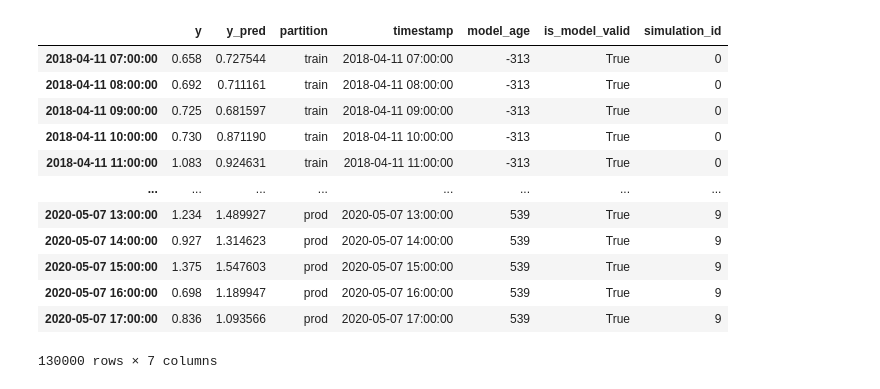
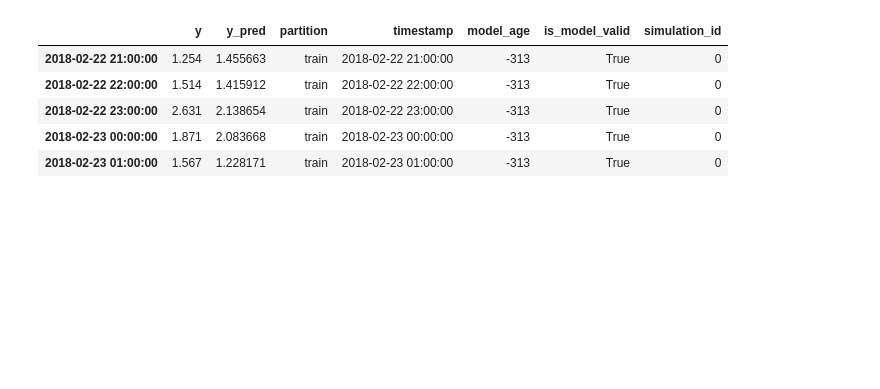
Before and after one commit to santiviquez/ageml, a Jupyter notebook: notebooks/evaluate_performance_estimation.ipynb, the cells around one changed output. Saved outputs shown, nothing was run; the diff lists cells and outputs as text; code cells hidden in the pictures; blank space fills up the shorter version.

Commit message:
sketch of results

```diff
--- a/notebooks/evaluate_performance_estimation.ipynb
+++ b/notebooks/evaluate_performance_estimation.ipynb
@@ -54,20 +69,13 @@ data.index = timestamp
 target.index = timestamp
 
 # load aging results
-aging_results = pd.read_parquet('../results/aging/cal_house/aging_cal_house_10_simulations_3000_prod.parquet')
+aging_df = pd.read_parquet('../results/aging/cal_house/aging_cal_house_100_simulations_3000_prod.parquet')
 # %%
-aging_results
+aging_df.head()
 # %% [output]
 |  | y | y_pred | partition | timestamp | model_age | is_model_valid | simulation_id |
-| 2018-04-11 07:00:00 | 0.658 | 0.727544 | train | 2018-04-11 07:00:00 | -313 | True | 0 |
-| 2018-04-11 08:00:00 | 0.692 | 0.711161 | train | 2018-04-11 08:00:00 | -313 | True | 0 |
-| 2018-04-11 09:00:00 | 0.725 | 0.681597 | train | 2018-04-11 09:00:00 | -313 | True | 0 |
-| 2018-04-11 10:00:00 | 0.730 | 0.871190 | train | 2018-04-11 10:00:00 | -313 | True | 0 |
-| 2018-04-11 11:00:00 | 1.083 | 0.924631 | train | 2018-04-11 11:00:00 | -313 | True | 0 |
-| ... | ... | ... | ... | ... | ... | ... | ... |
-| 2020-05-07 13:00:00 | 1.234 | 1.489927 | prod | 2020-05-07 13:00:00 | 539 | True | 9 |
-| 2020-05-07 14:00:00 | 0.927 | 1.314623 | prod | 2020-05-07 14:00:00 | 539 | True | 9 |
-| 2020-05-07 15:00:00 | 1.375 | 1.547603 | prod | 2020-05-07 15:00:00 | 539 | True | 9 |
-| 2020-05-07 16:00:00 | 0.698 | 1.189947 | prod | 2020-05-07 16:00:00 | 539 | True | 9 |
-| 2020-05-07 17:00:00 | 0.836 | 1.093566 | prod | 2020-05-07 17:00:00 | 539 | True | 9 |
+| 2018-02-22 21:00:00 | 1.254 | 1.455663 | train | 2018-02-22 21:00:00 | -313 | True | 0 |
+| 2018-02-22 22:00:00 | 1.514 | 1.415912 | train | 2018-02-22 22:00:00 | -313 | True | 0 |
+| 2018-02-22 23:00:00 | 2.631 | 2.138654 | train | 2018-02-22 23:00:00 | -313 | True | 0 |
+| 2018-02-23 00:00:00 | 1.871 | 2.083668 | train | 2018-02-23 00:00:00 | -313 | True | 0 |
+| 2018-02-23 01:00:00 | 1.567 | 1.228171 | train | 2018-02-23 01:00:00 | -313 | True | 0 |
-130000 rows × 7 columns
```
Also changed, not shown: parts of 13 cells of this notebook.
